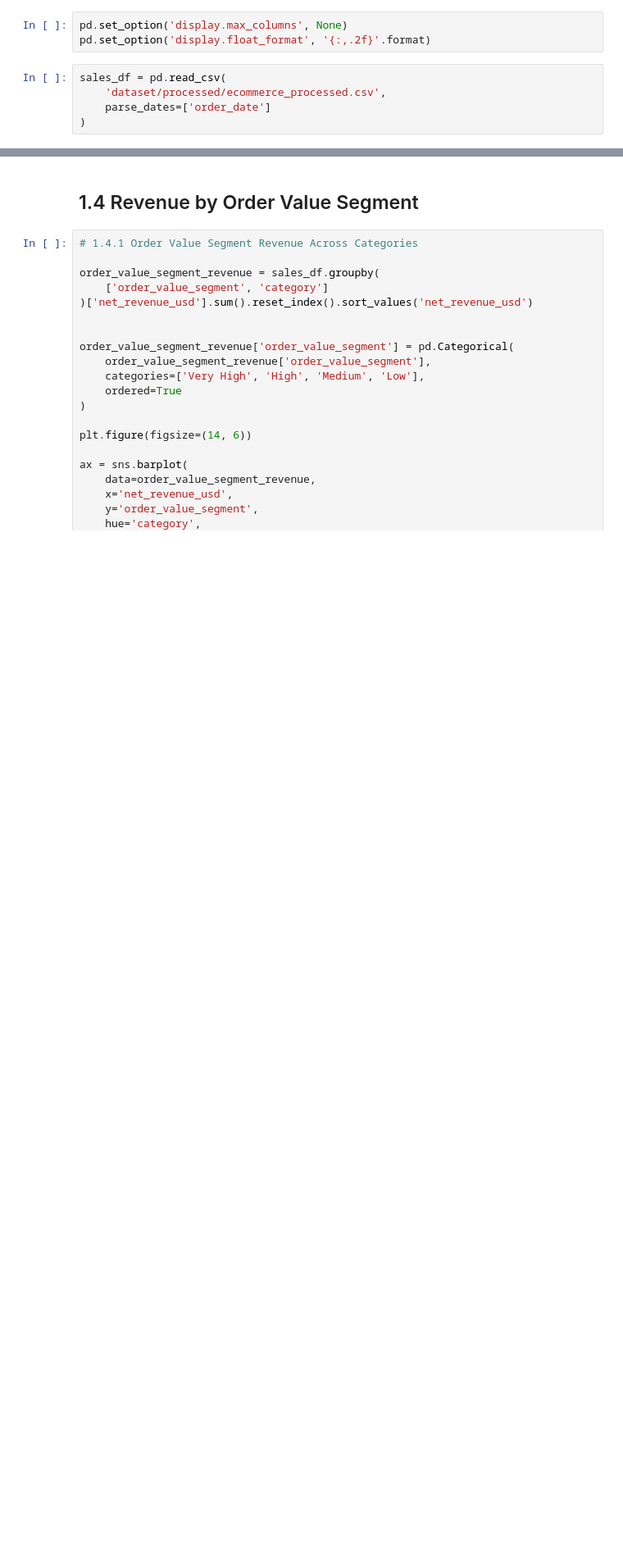
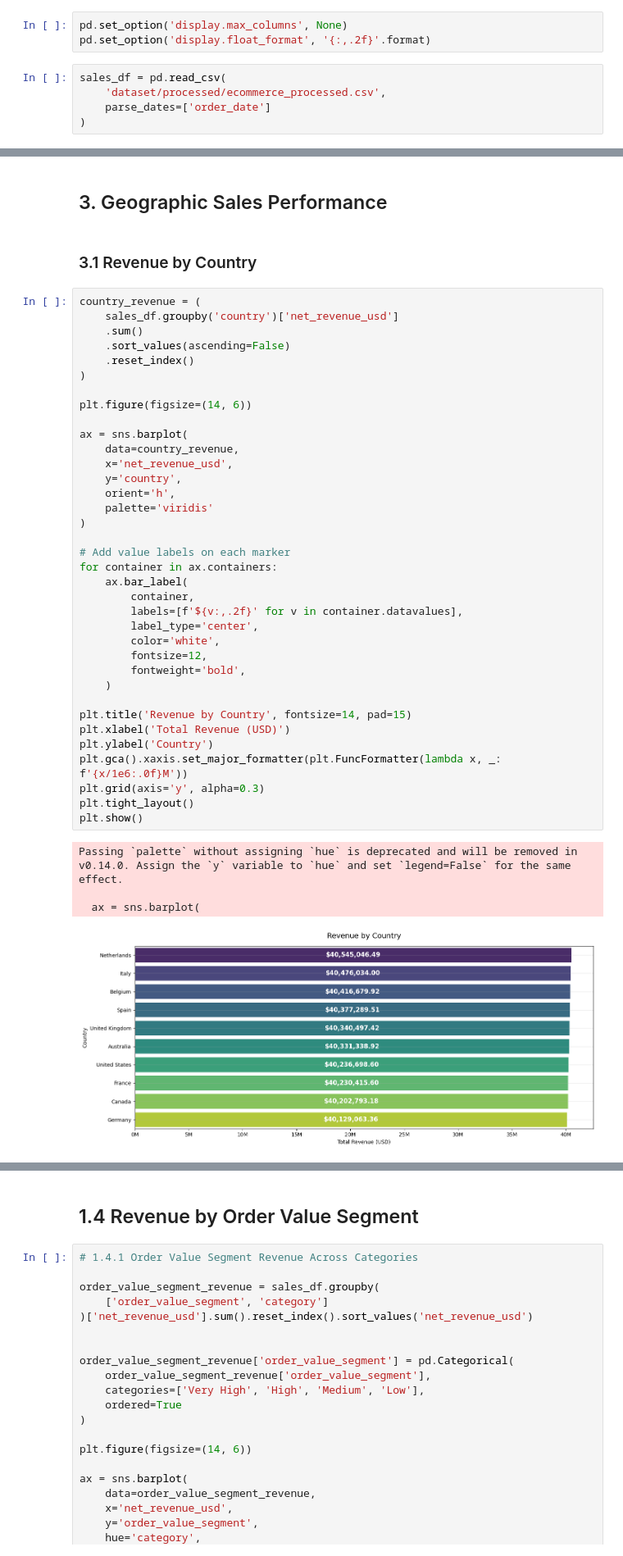
Before and after one commit to judiellegaspina/Ecommerce-EDA-and-Sales-Prediction, a Jupyter notebook: 05_Sales_Analysis.ipynb, the cells around one changed output, grey strips where cells are left out. Shown at 82% size. Cells and saved outputs as stored; diff of their text form; blank space fills up the shorter version.

```diff
--- a/05_Sales_Analysis.ipynb
+++ b/05_Sales_Analysis.ipynb
@@ -465,0 +414,45 @@ plt.show()
+# %% [markdown]
+## 3. Geographic Sales Performance
+# %% [markdown]
+### 3.1 Revenue by Country
+# %%
+country_revenue = (
+    sales_df.groupby('country')['net_revenue_usd']
+    .sum()
+    .sort_values(ascending=False)
+    .reset_index()
+)
+
+plt.figure(figsize=(14, 6))
+
+ax = sns.barplot(
+    data=country_revenue,
+    x='net_revenue_usd',
+    y='country',
+    orient='h',
+    palette='viridis'
+)
+
+# Add value labels on each marker
+for container in ax.containers:
+    ax.bar_label(
+        container,
+        labels=[f'${v:,.2f}' for v in container.datavalues],
+        label_type='center',
+        color='white',
+        fontsize=12,
+        fontweight='bold',
+    )
+
+plt.title('Revenue by Country', fontsize=14, pad=15)
+plt.xlabel('Total Revenue (USD)')
+plt.ylabel('Country')
+plt.gca().xaxis.set_major_formatter(plt.FuncFormatter(lambda x, _: f'{x/1e6:.0f}M'))
+plt.grid(axis='y', alpha=0.3)
+plt.tight_layout()
+plt.show()
+# %% [output]
+Passing `palette` without assigning `hue` is deprecated and will be removed in v0.14.0. Assign the `y` variable to `hue` and set `legend=False` for the same effect.
+
+  ax = sns.barplot(
+[figure, added]
```
Also changed, not shown: parts of 53 cells of this notebook.
